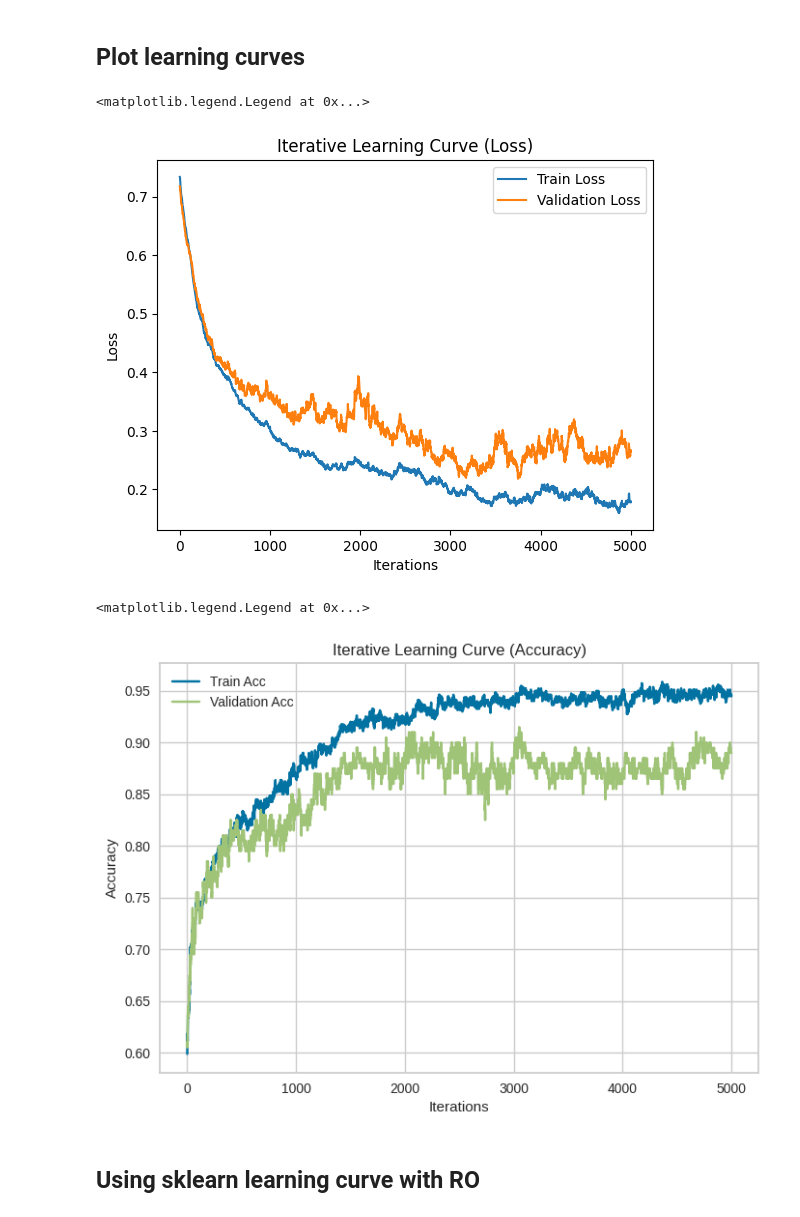
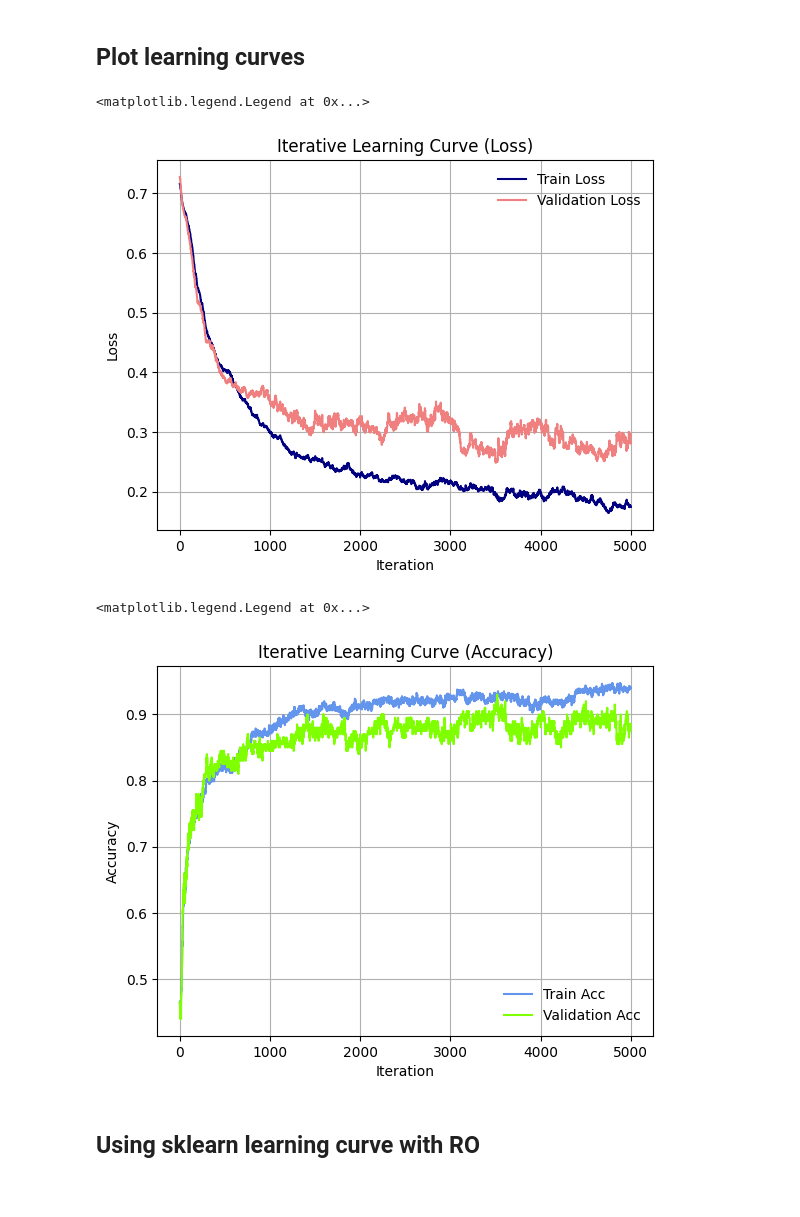
Before and after one commit to jlm429/pyperch, a Jupyter notebook: notebooks/rhc_opt_network.ipynb, the cells around one changed output. Saved outputs shown, nothing was run; the diff lists cells and outputs as text; code cells hidden in the pictures.

Commit message:
updating plots

```diff
--- a/notebooks/rhc_opt_network.ipynb
+++ b/notebooks/rhc_opt_network.ipynb
@@ -70,26 +70,28 @@ net.fit(X, y)
 ## Plot learning curves
 # %%
 # plot the iterative learning curve (loss)
-plt.plot(net.history[:, 'train_loss'], label='Train Loss')
-plt.plot(net.history[:, 'valid_loss'], label='Validation Loss')
-plt.xlabel("Iterations")
+plt.plot(net.history[:, 'train_loss'], label='Train Loss', color='navy')
+plt.plot(net.history[:, 'valid_loss'], label='Validation Loss', color='lightcoral')
+plt.xlabel("Iteration")
 plt.ylabel("Loss")
 plt.title("Iterative Learning Curve (Loss)")
-plt.legend()
+plt.grid(visible=True)
+plt.legend(frameon=False)
 # %% [output]
 <matplotlib.legend.Legend at 0x...>
-[figure, old version]
+[figure, new version]
 # %%
 # plot the iterative learning curve (accuracy)
-plt.plot(net.history[:, 'train_acc'], label='Train Acc')
-plt.plot(net.history[:, 'valid_acc'], label='Validation Acc')
-plt.xlabel("Iterations")
+plt.plot(net.history[:, 'train_acc'], label='Train Acc', color='cornflowerblue')
+plt.plot(net.history[:, 'valid_acc'], label='Validation Acc', color='chartreuse')
+plt.xlabel("Iteration")
 plt.ylabel("Accuracy")
 plt.title("Iterative Learning Curve (Accuracy)")
-plt.legend()
+plt.grid(visible=True)
+plt.legend(frameon=False)
 # %% [output]
 <matplotlib.legend.Legend at 0x...>
-[figure, old version]
+[figure, new version]
 # %% [markdown]
 ## Using sklearn learning curve with RO
 # %%
```
Also changed, not shown: parts of 2 cells of this notebook, 1 other file.
